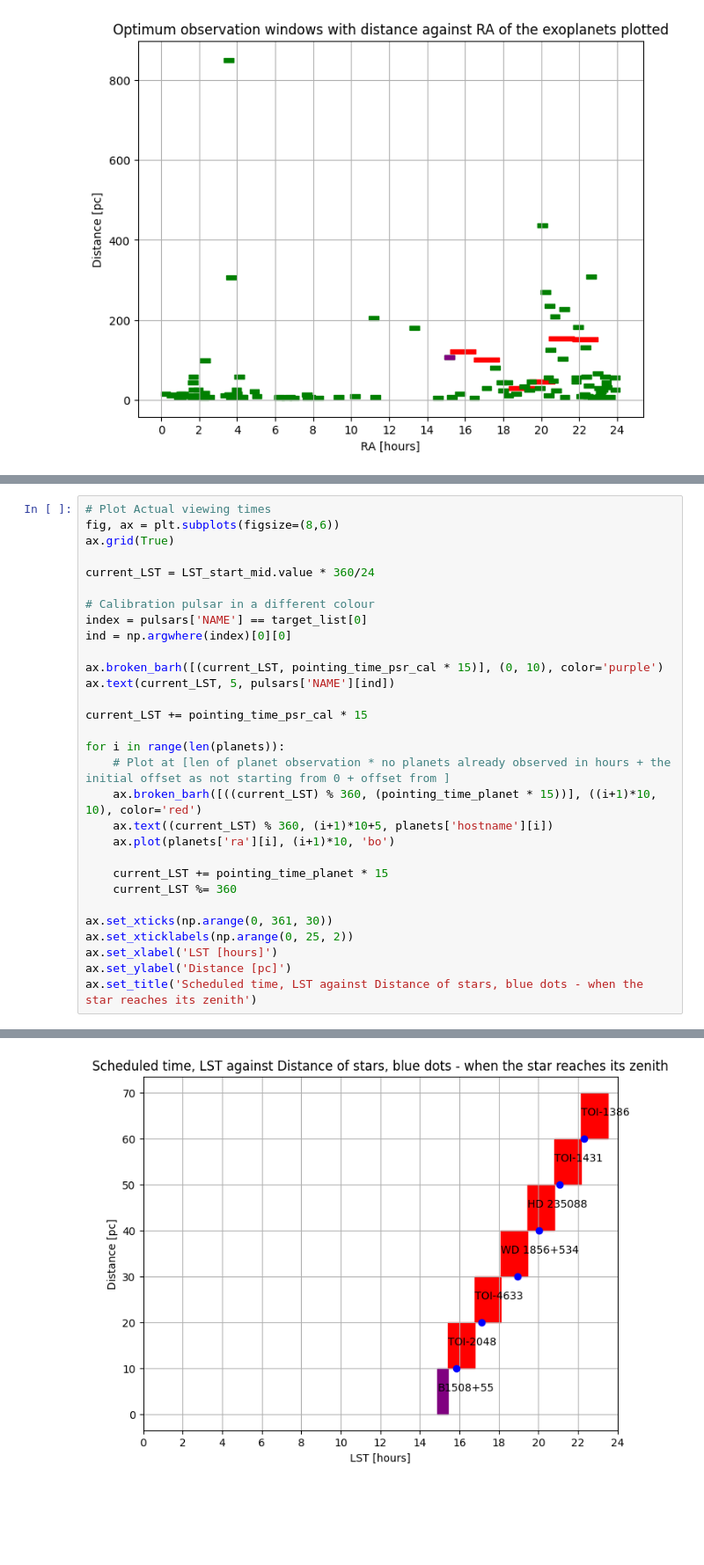
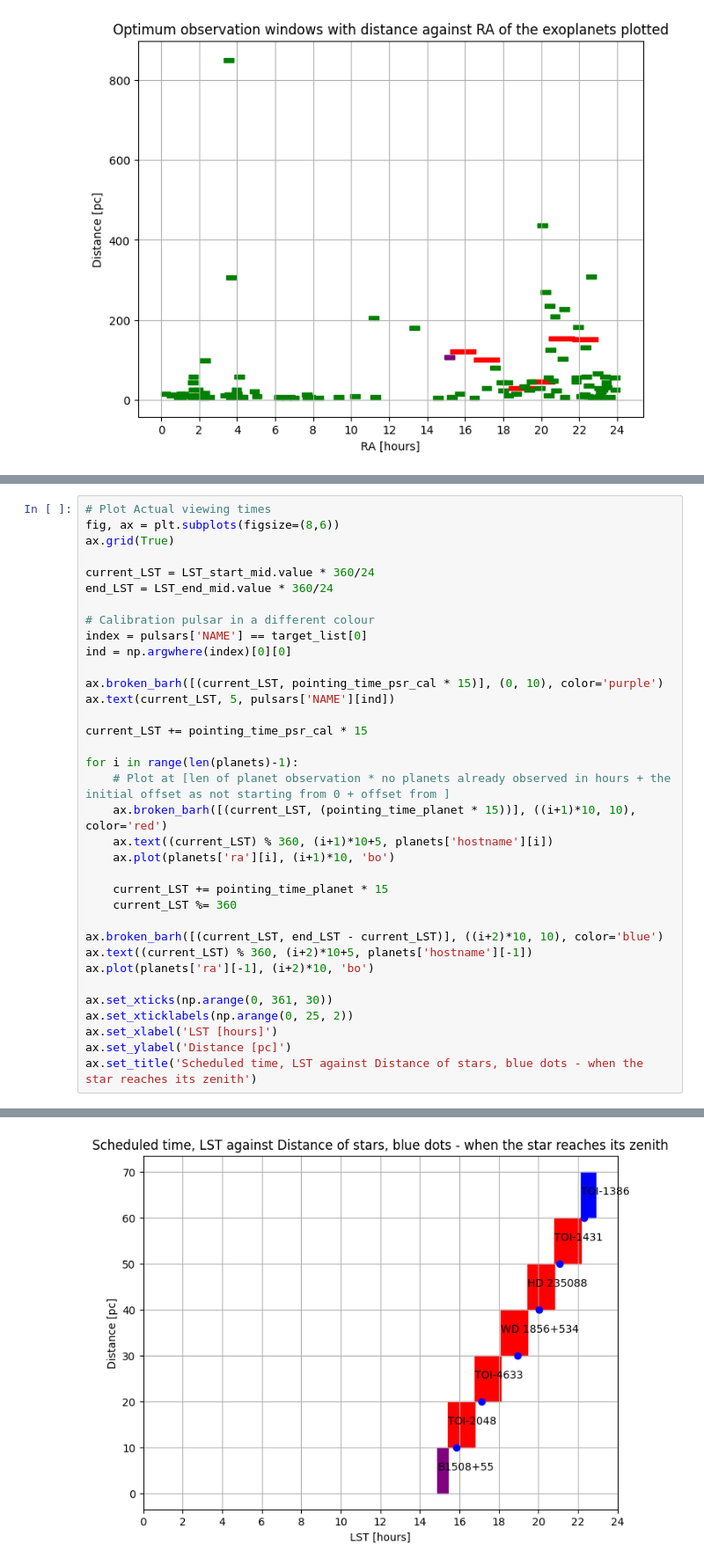
Before and after one commit to ismisebrendan/Breakthrough_Listen_summer_obs_24, a Jupyter notebook: sch_queries.ipynb, the cells around one changed output, grey strips where cells are left out. Shown at 88% size. Drawn from its saved outputs; the diff is of its cells as text; blank space fills up the shorter version.

```diff
--- a/sch_queries.ipynb
+++ b/sch_queries.ipynb
@@ -310,33 +286,38 @@ Table length=6
 # %%
 # Plot Actual viewing times
 fig, ax = plt.subplots(figsize=(8,6))
 ax.grid(True)
 
 current_LST = LST_start_mid.value * 360/24
+end_LST = LST_end_mid.value * 360/24
 
 # Calibration pulsar in a different colour
 index = pulsars['NAME'] == target_list[0]
 ind = np.argwhere(index)[0][0]
 
 ax.broken_barh([(current_LST, pointing_time_psr_cal * 15)], (0, 10), color='purple')
 ax.text(current_LST, 5, pulsars['NAME'][ind])
 
 current_LST += pointing_time_psr_cal * 15
 
-for i in range(len(planets)):
+for i in range(len(planets)-1):
     # Plot at [len of planet observation * no planets already observed in hours + the initial offset as not starting from 0 + offset from ]
-    ax.broken_barh([((current_LST) % 360, (pointing_time_planet * 15))], ((i+1)*10, 10), color='red')
+    ax.broken_barh([(current_LST, (pointing_time_planet * 15))], ((i+1)*10, 10), color='red')
     ax.text((current_LST) % 360, (i+1)*10+5, planets['hostname'][i])
     ax.plot(planets['ra'][i], (i+1)*10, 'bo')
 
     current_LST += pointing_time_planet * 15
     current_LST %= 360
 
+ax.broken_barh([(current_LST, end_LST - current_LST)], ((i+2)*10, 10), color='blue')
+ax.text((current_LST) % 360, (i+2)*10+5, planets['hostname'][-1])
+ax.plot(planets['ra'][-1], (i+2)*10, 'bo')
+
 ax.set_xticks(np.arange(0, 361, 30))
 ax.set_xticklabels(np.arange(0, 25, 2))
 ax.set_xlabel('LST [hours]')
 ax.set_ylabel('Distance [pc]')
 ax.set_title('Scheduled time, LST against Distance of stars, blue dots - when the star reaches its zenith')
 # %% [output]
 Text(0.5, 1.0, 'Scheduled time, LST against Distance of stars, blue dots - when the star reaches its zenith')
-[figure, old version]
+[figure, new version]
```
Also changed, not shown: parts of 3 cells of this notebook.
